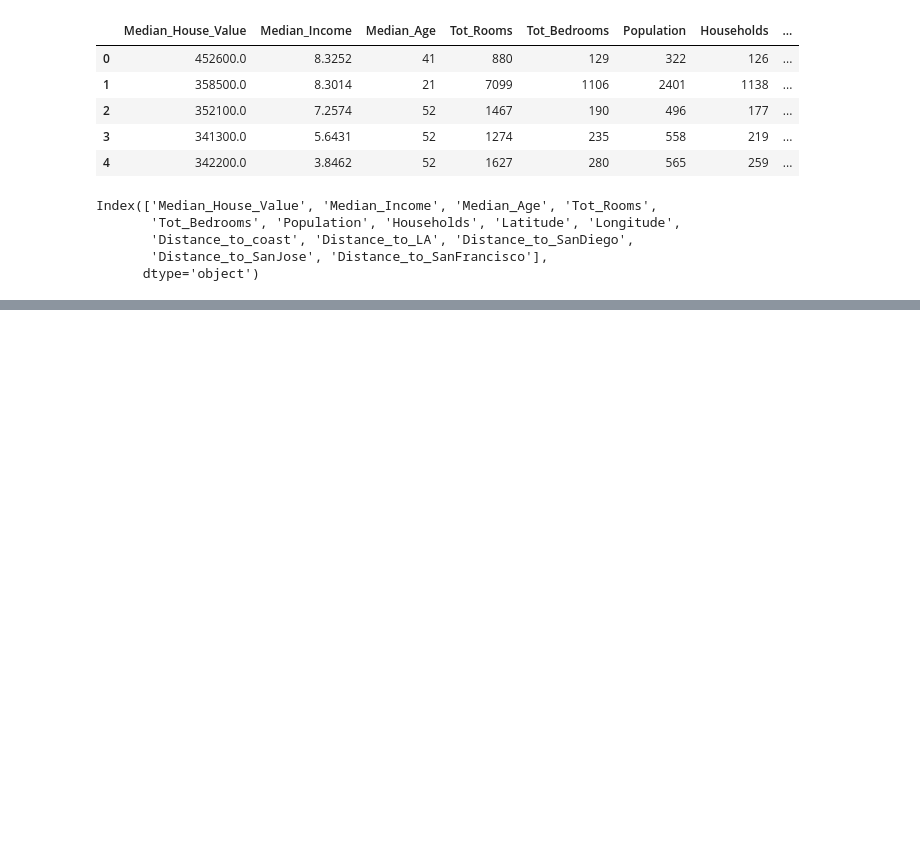
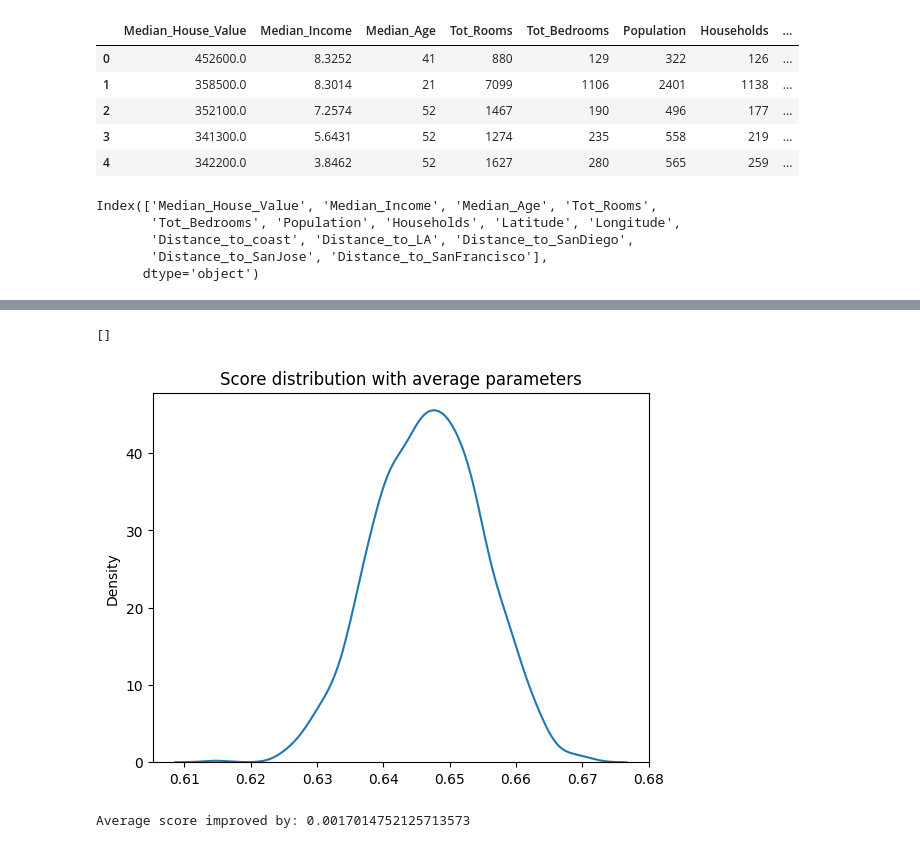
Before and after one commit to Rcgil30/Final-Project-Optimization-202410, a Jupyter notebook: ML model 1/Linear_Regression.ipynb, the cells around one changed output, grey strips where cells are left out. Drawn from its saved outputs; the diff is of its cells as text; code cells hidden in the pictures; blank space fills up the shorter version.

```diff
--- a/ML model 1/Linear_Regression.ipynb
+++ b/ML model 1/Linear_Regression.ipynb
@@ -77,0 +103,16 @@ sns.regplot(x=ypred, y=yactu)
+# %%
+finalScores = []
+for state in range(1000):
+  dfTrain, dfTest = train_test_split(df, test_size=0.3, random_state=state)
+  finalScores.append(regression.score(dfTest[inputs], dfTest[output]))
+# %%
+sns.kdeplot(finalScores)
+plt.title("Score distribution with average parameters")
+plt.plot()
+# %% [output]
+[]
+[figure, added]
+# %%
+print("Average score improved by:", sum(finalScores)/len(score) - sum(score)/len(score))
+# %% [output]
+Average score improved by: 0.0017014752125713573
```
Also changed, not shown: parts of 16 cells of this notebook, 6 other files.
